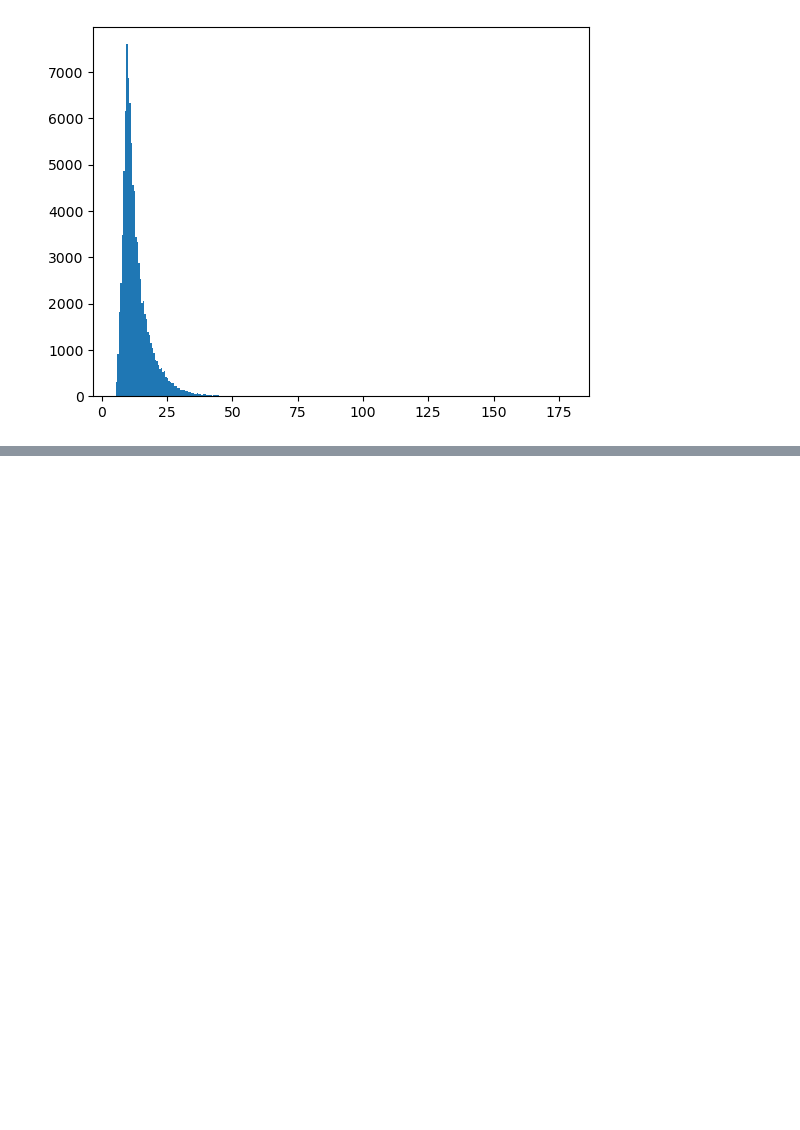
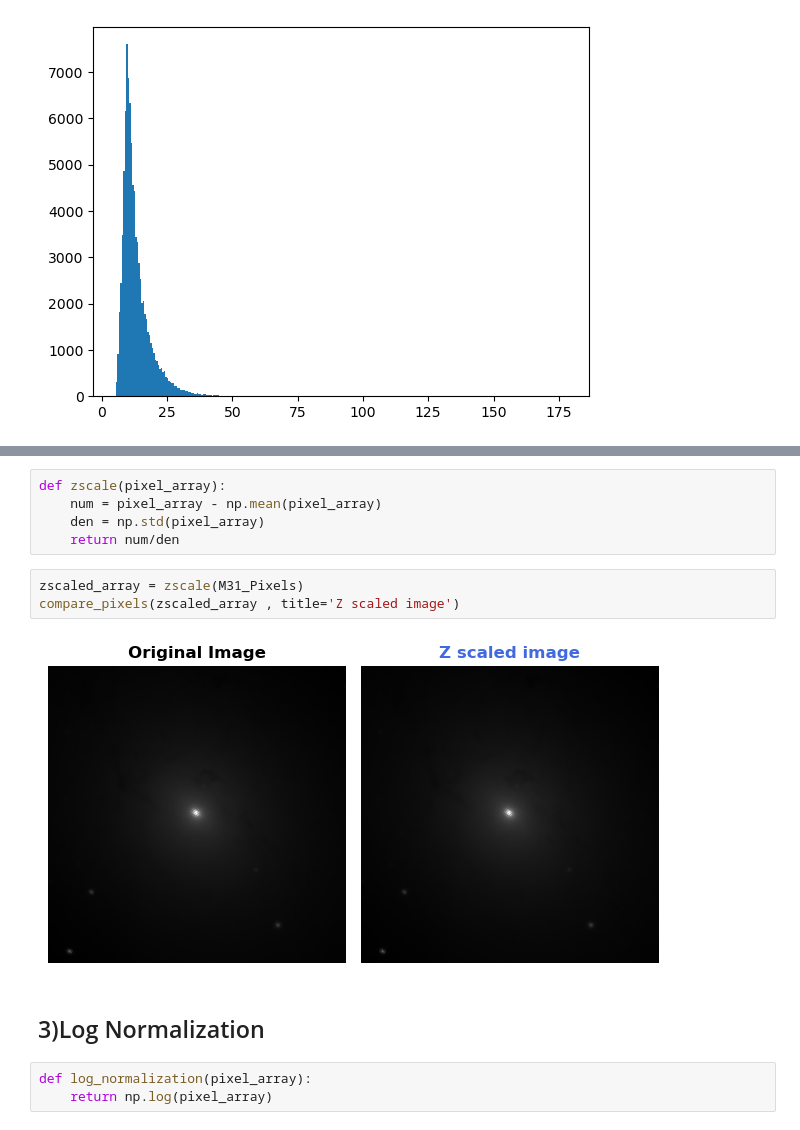
Before and after one commit to vinayak500/M31AstroProcessing, a Jupyter notebook: M31-analysis.ipynb, the cells around one changed output, grey strips where cells are left out. Saved outputs shown, nothing was run; the diff lists cells and outputs as text; blank space fills up the shorter version.

```diff
--- a/Untitled.ipynb
+++ b/M31-analysis.ipynb
@@ -268,0 +318,15 @@ plt.show()
+# %%
+def zscale(pixel_array):
+    num = pixel_array - np.mean(pixel_array)
+    den = np.std(pixel_array)
+    return num/den
+# %%
+zscaled_array = zscale(M31_Pixels)
+compare_pixels(zscaled_array , title='Z scaled image')
+# %% [output]
+[figure, added]
+# %% [markdown]
+## 3)Log Normalization
+# %%
+def log_normalization(pixel_array):
+    return np.log(pixel_array)
```
Also changed, not shown: parts of 37 cells of this notebook, 1 other file.
